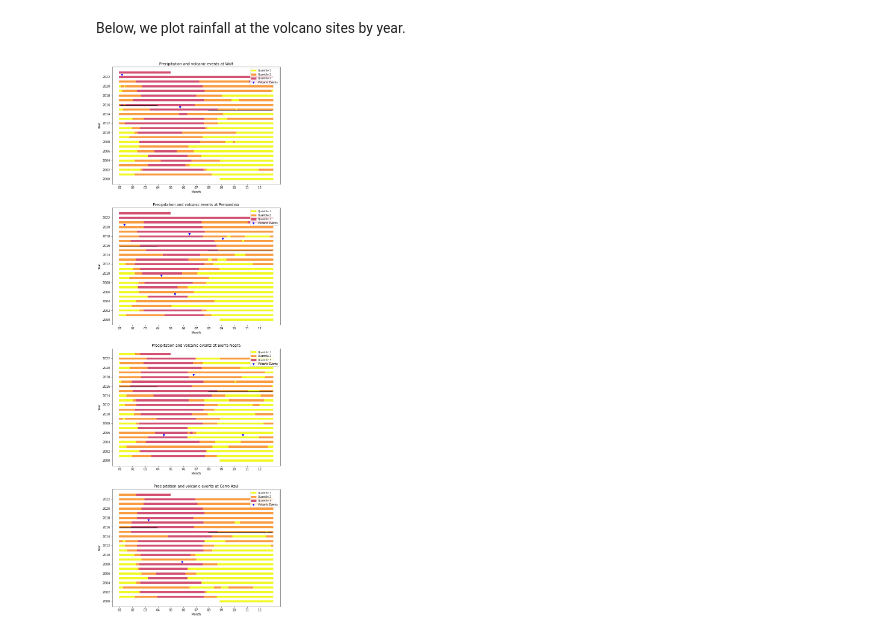
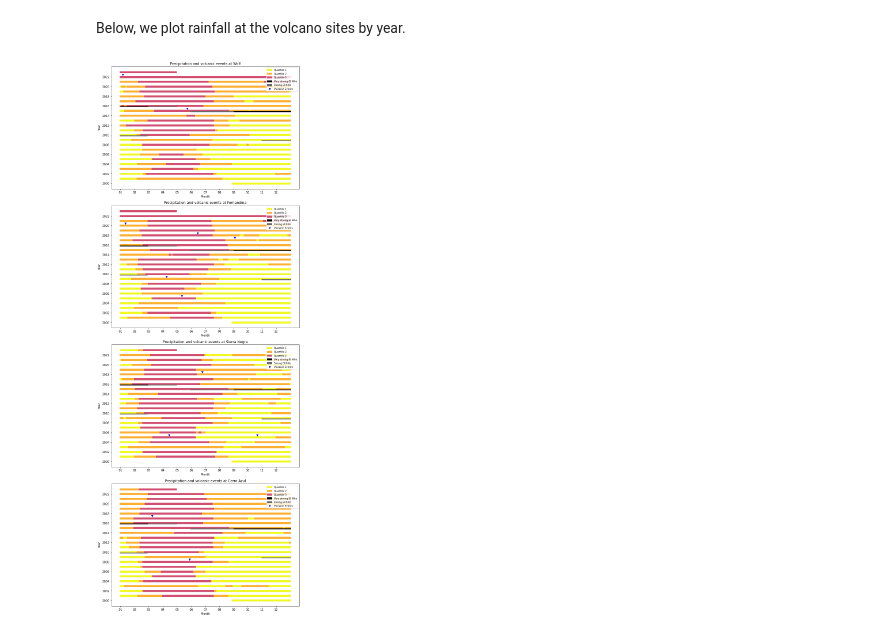
Before and after one commit to geodesymiami/precip-notebooks, a Jupyter notebook: plot_data_tertiles.ipynb, the cells around one changed output. Drawn from its saved outputs; the diff is of its cells as text; code cells hidden in the pictures.

```diff
--- a/plot_data_tertiles.ipynb
+++ b/plot_data_tertiles.ipynb
@@ -31,8 +31,13 @@ volcanos = {'Wolf': (-91.35, .05, 'Wolf'), 'Fernandina': (-91.55, -.35, 'Fernand
 quantiles = 3 # Number of bins to break up rainfall into
 rolling_number = 90 # Number of days to average rainfall over
 scale = True # If true, applies a log scaling to the data
-elninos = [['2015-08-01', '2016-03-31']] # Enter El Nino events of interest as two element lists of start/end dates
+elninos = {'very strong':[['2015-09-01', '2016-02-29']], 'strong':[['2009-11-01', '2010-02-27'], ['2015-06-01', '2015-08-31'], ['2016-03-01', '2016-04-30']]} # Enter El Nino events of interest as two element lists of start/end dates
 
+if elninos != None:
+    for j in elninos:
+        for i in elninos[j]:
+            i[0] = date_to_decimal_year(i[0])
+            i[1] = date_to_decimal_year(i[1])
 # Uncomment below to use rain predictor location
 
 # compare_site = ayora  # Choose ayora or bellavista to compare rainfall to
@@ -59,6 +64,6 @@ Below, we plot rainfall at the volcano sites by year.
 # %%
 # Can remove eruptions and elninos as inputs (if desired)
 
-seasonal_plotter(rainfall, quantiles, rolling_number, volcanos, eruptions, elninos)
+rain_plotter('annual', volcanos, rainfall, quantiles, rolling_number, scale, eruptions, elninos)
 # %% [output]
-[figure, old version]
+[figure, new version]
```
Also changed, not shown: parts of 3 cells of this notebook, 3 other files.
